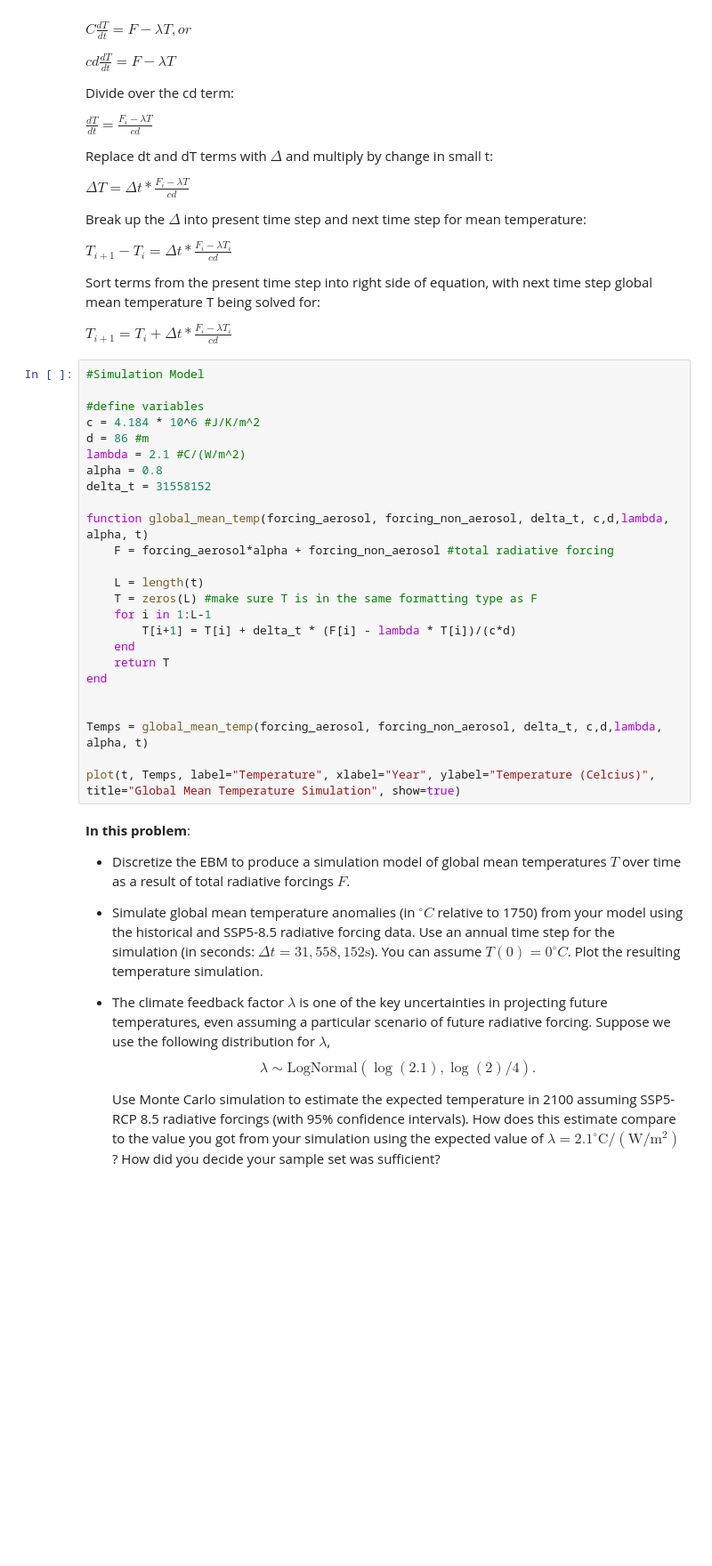
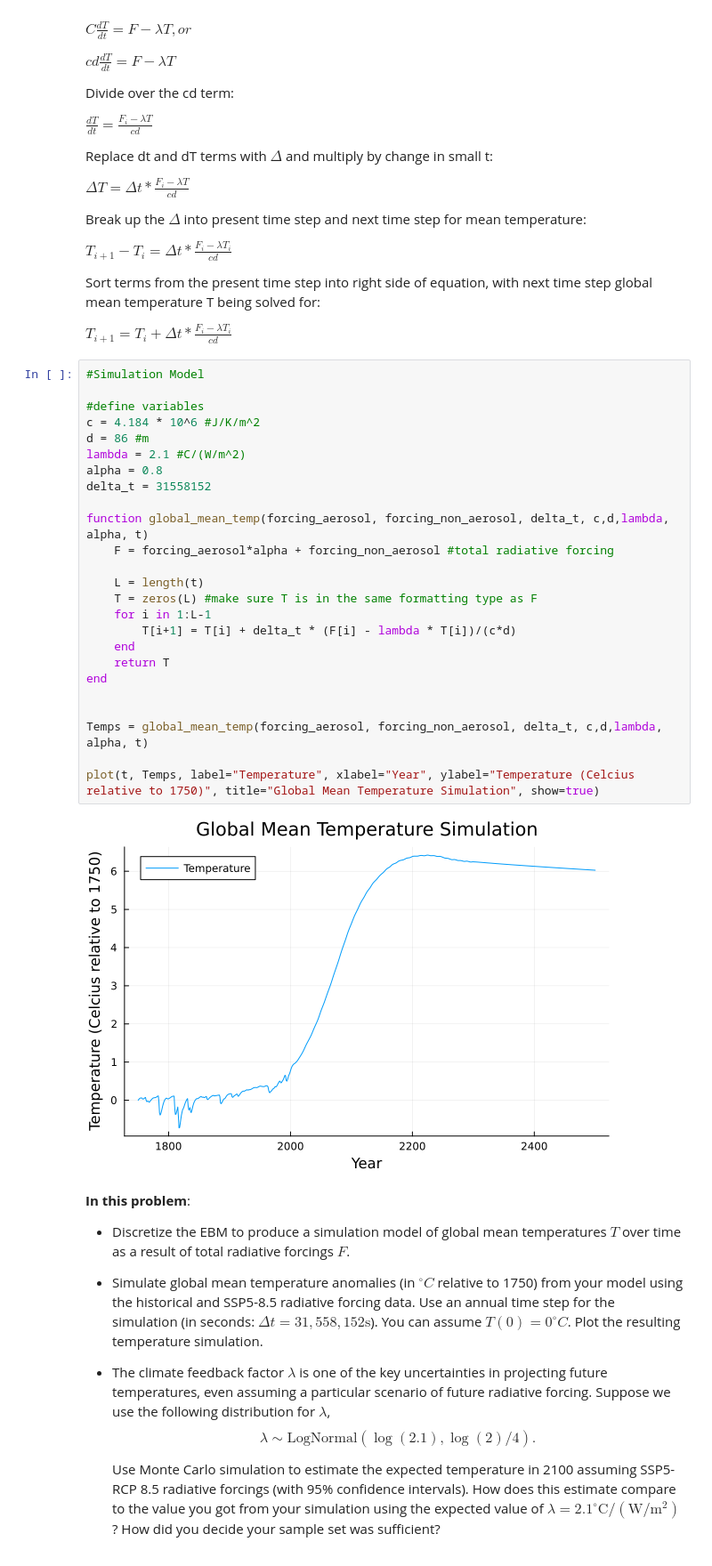
Before and after one commit to BEE4750-FA24/hw3-isamabay, a Jupyter notebook: hw03.ipynb, the cells around one changed output. Shown: that part at 89% size. Drawn from its saved outputs; the diff is of its cells as text; blank space fills up the shorter version.

```diff
--- a/hw03.ipynb
+++ b/hw03.ipynb
@@ -453,28 +535,30 @@ $ T_{i+1} = T_{i} + {\Delta t} * \frac{F_i - \lambda T_i}{cd} $
 # %%
 #Simulation Model
 
 #define variables
 c = 4.184 * 10^6 #J/K/m^2
 d = 86 #m
 lambda = 2.1 #C/(W/m^2)
 alpha = 0.8
 delta_t = 31558152
 
 function global_mean_temp(forcing_aerosol, forcing_non_aerosol, delta_t, c,d,lambda, alpha, t)
     F = forcing_aerosol*alpha + forcing_non_aerosol #total radiative forcing
 
     L = length(t)
     T = zeros(L) #make sure T is in the same formatting type as F
     for i in 1:L-1
         T[i+1] = T[i] + delta_t * (F[i] - lambda * T[i])/(c*d)
     end
     return T
 end
 
 
 Temps = global_mean_temp(forcing_aerosol, forcing_non_aerosol, delta_t, c,d,lambda, alpha, t)
 
-plot(t, Temps, label="Temperature", xlabel="Year", ylabel="Temperature (Celcius)", title="Global Mean Temperature Simulation", show=true)
+plot(t, Temps, label="Temperature", xlabel="Year", ylabel="Temperature (Celcius relative to 1750)", title="Global Mean Temperature Simulation", show=true)
+# %% [output]
+[figure, added]
 # %% [markdown]
 **In this problem**:
 
```
Also changed, not shown: parts of 10 cells of this notebook.
